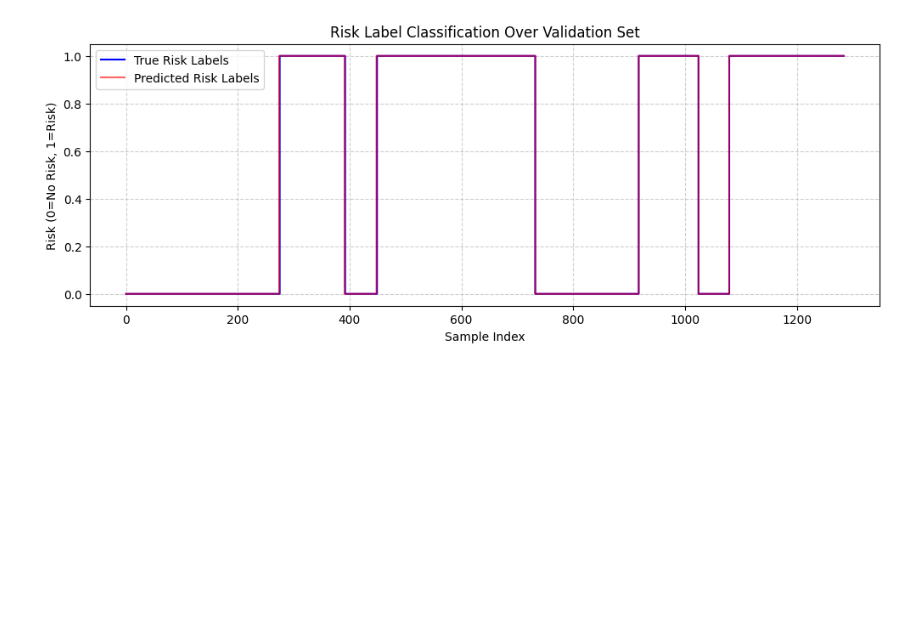
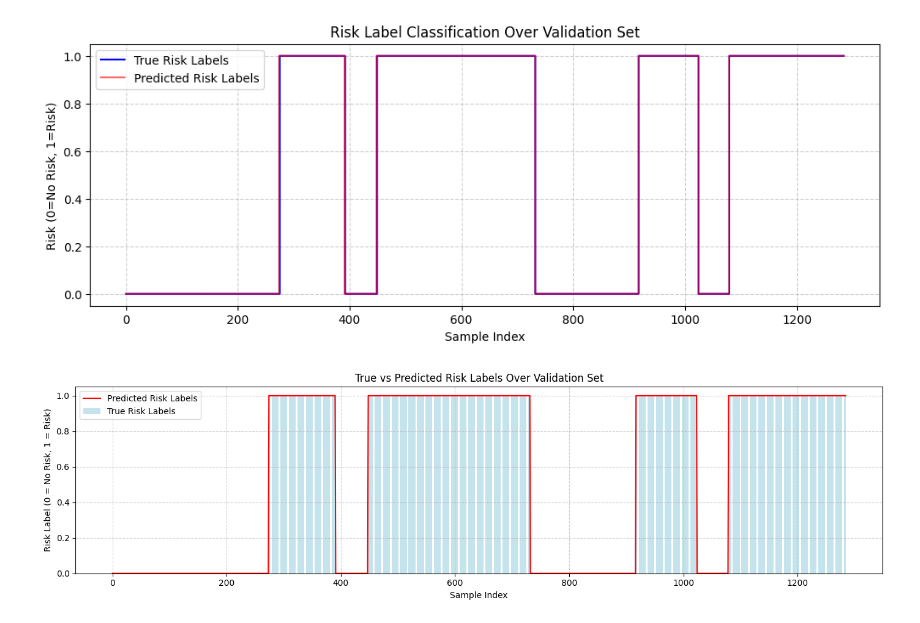
Before and after one commit to ray021207/Comparative-Study-of-Approaches-for-Injury-Risk-Prediction-in-Athletes, a Jupyter notebook: 1D_CNN.ipynb, the cells around one changed output. Saved outputs shown, nothing was run; the diff lists cells and outputs as text; code cells hidden in the pictures; blank space fills up the shorter version.

```diff
--- a/1D_CNN.ipynb
+++ b/1D_CNN.ipynb
@@ -383,3 +383,24 @@ plt.grid(True, linestyle='--', alpha=0.6)
 plt.show()
 # %% [output]
 [figure]
+# %%
+import matplotlib.pyplot as plt
+import numpy as np
+
+plt.figure(figsize=(14, 4))
+
+# Bar chart for true labels
+plt.bar(np.arange(len(y_true)), y_true, label='True Risk Labels', color='lightblue', alpha=0.7)
+
+# Line plot for predicted labels
+plt.plot(y_pred, label='Predicted Risk Labels', color='red', linewidth=1.5)
+
+plt.title('True vs Predicted Risk Labels Over Validation Set')
+plt.xlabel('Sample Index')
+plt.ylabel('Risk Label (0 = No Risk, 1 = Risk)')
+plt.legend()
+plt.grid(True, linestyle='--', alpha=0.6)
+plt.tight_layout()
+plt.show()
+# %% [output]
+[figure, added]
```
